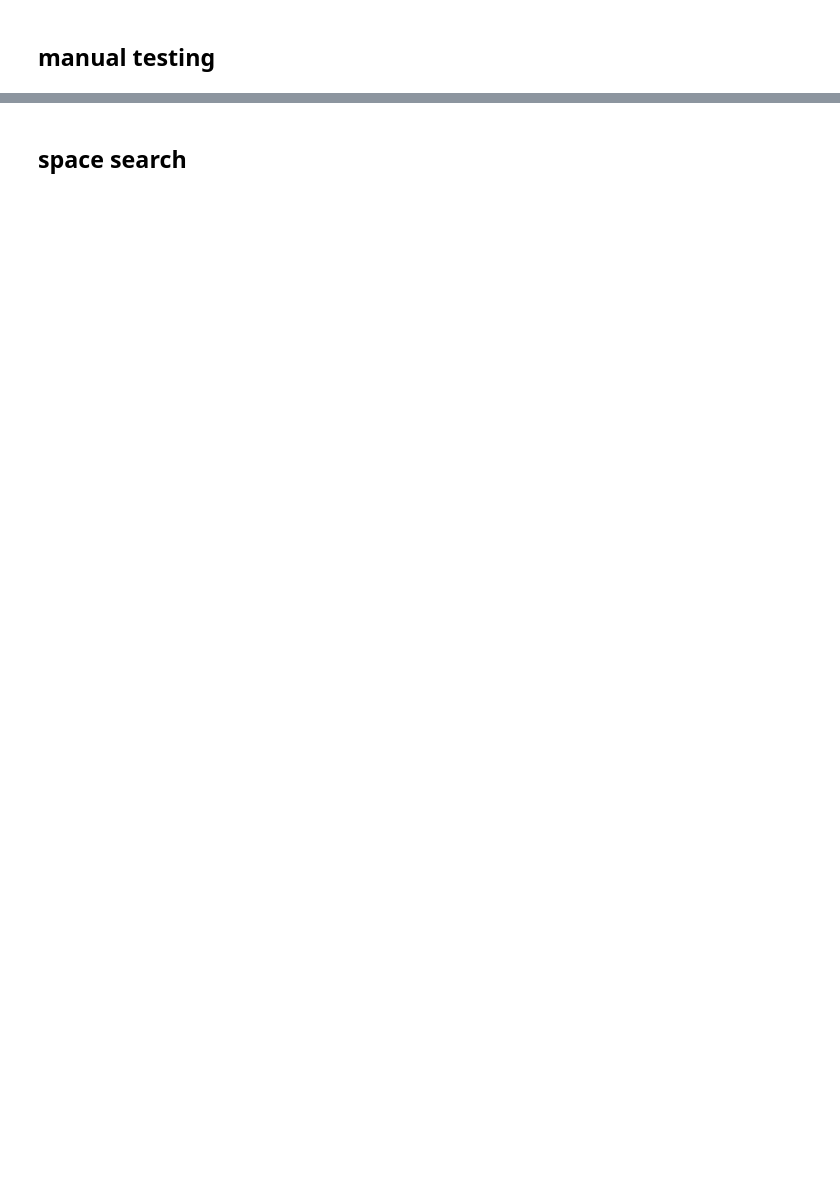
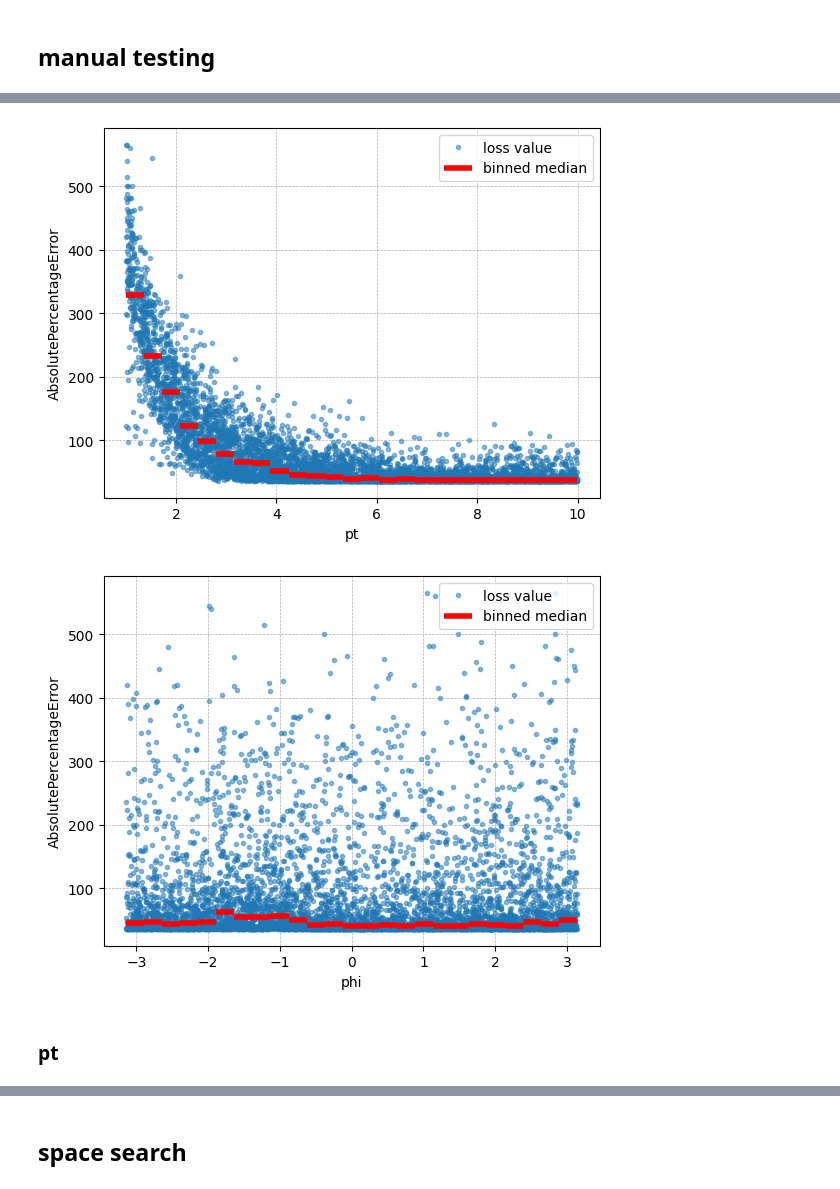
Before and after one commit to P4ndaM1x/engineering-dissertation, a Jupyter notebook: pt_estimation.ipynb, the cells around one changed output, grey strips where cells are left out. Cells and saved outputs as stored; diff of their text form; code cells hidden in the pictures; blank space fills up the shorter version.

```diff
--- a/pt_estimation.ipynb
+++ b/pt_estimation.ipynb
@@ -71,0 +96,15 @@ _________________________________________________________________
+# %%
+from common.plot import plot_loss_by_parameter
+from common.utils import validation_set, train_set
+
+metric = tf.keras.losses.MeanAbsolutePercentageError(reduction=tf.keras.losses.Reduction.NONE)
+result = metric(1/pt, model.predict(points))
+
+plot_loss_by_parameter(loss=train_set(result), parameter=train_set(pt),
+                       loss_label='AbsolutePercentageError', parameter_label='pt',
+                       statistic='median')#, ylim=(50,100))
+phi = np.load('/host/dissertation/proccessed_data/phi.npy')
+plot_loss_by_parameter(loss=train_set(result), parameter=train_set(phi),
+                       loss_label='AbsolutePercentageError', parameter_label='phi',
+                       statistic='median')#, ylim=(50,100))
+# %% [output]
@@ -71,0 +112,4 @@ _________________________________________________________________
+[figure, added]
+[figure, added]
+# %% [markdown]
+### pt
```
Also changed, not shown: parts of 15 cells of this notebook.
